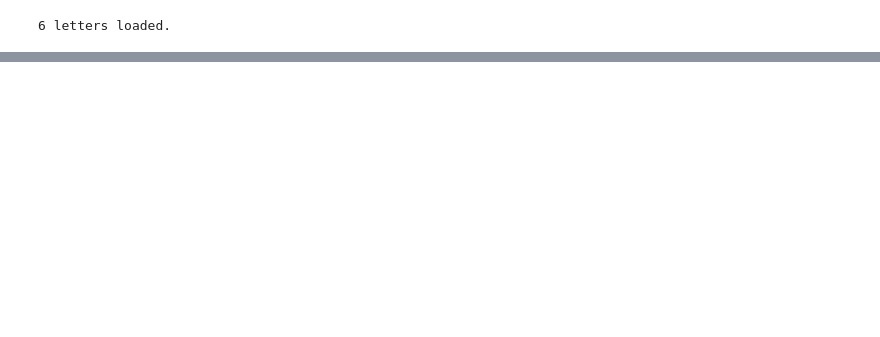
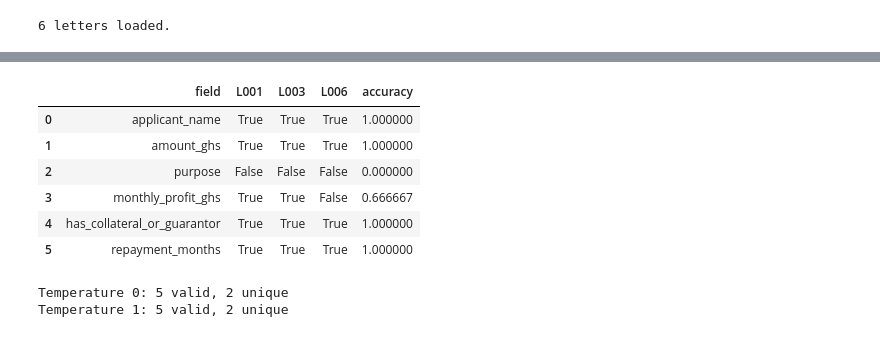
Before and after one commit to miradonkoh/Samira_Donkoh_Lab4, a Jupyter notebook: Samira_Donkoh_Lab4.ipynb, the cells around one changed output, grey strips where cells are left out. Drawn from its saved outputs; the diff is of its cells as text; code cells hidden in the pictures; blank space fills up the shorter version.

```diff
--- a/Samira_Donkoh_Lab4.ipynb
+++ b/Samira_Donkoh_Lab4.ipynb
@@ -148,0 +340,79 @@ print(f"{len(LETTERS)} letters loaded.")
+# %%
+# TODO: For the three letters in GOLD, compare your extracted DataFrame to the gold values
+#   field by field. Compute per-field accuracy across the three letters
+#   (name matching can be case-insensitive; numbers must match exactly).
+# TODO: Display a small table: rows = fields, columns = L001 / L003 / L006 / accuracy.
+
+gold={"L001":{
+    "applicant_name":"Akosua Mensah",
+    "amount_ghs":8000,
+    "purpose":"buy deep freezer / expand into frozen foods",
+    "monthly_profit_ghs":900,
+    "has_collateral_or_guarantor":True,
+    "repayment_months":20,
+},
+      "L003":{
+          "applicant_name":"Efua Darko",
+          "amount_ghs":15000,
+          "purpose":"industrial sewing machines and fabric stock",
+          "monthly_profit_ghs":2800,
+          "has_collateral_or_guarantor":True,
+          "repayment_months":15,
+      },
+      "L006":{
+          "applicant_name":"Kofi",
+          "amount_ghs":50000,
+          "purpose":"car wash, provision shop, phone imports",
+          "monthly_profit_ghs":None,
+          "has_collateral_or_guarantor":False,
+          "repayment_months":12,
+
+      }}
+df["letter_id"]=["L001","L002","L003","L004","L005","L006"]
+fields=["applicant_name","amount_ghs","purpose","monthly_profit_ghs","has_collateral_or_guarantor",
+        "repayment_months"]
+rows=[]
+for field in fields:
+  matches=[]
+  for letter_id in ["L001","L003","L006"]:
+    actual=df.loc[df["letter_id"]==letter_id, field].iloc[0]
+    expected=gold[letter_id][field]
+    if field=="applicant_name":
+      match=str(actual).lower()==str(expected).lower()
+    else:
+      match=actual==expected
+    matches.append(match)
+  accuracy=sum(matches)/len(matches)
+  rows.append({"field":field, "L001":matches[0], "L003": matches[1], "L006":matches[2], "accuracy":accuracy})
+comparison=pd.DataFrame(rows)
+display(comparison)
+# %% [output]
+|  | field | L001 | L003 | L006 | accuracy |
+| 0 | applicant_name | True | True | True | 1.000000 |
+| 1 | amount_ghs | True | True | True | 1.000000 |
+| 2 | purpose | False | False | False | 0.000000 |
+| 3 | monthly_profit_ghs | True | True | False | 0.666667 |
+| 4 | has_collateral_or_guarantor | True | True | True | 1.000000 |
+| 5 | repayment_months | True | True | True | 1.000000 |
+# %%
+#TODO: Run extract_fields() on letter L004 FIVE times at temperature=0 and FIVE times at
+#   temperature=1.0.
+temperature_0_results=[]
+temperature_1_results=[]
+for i in range(5):
+  temperature_0_results.append(extract_fields(LETTERS["L004"]))
+for i in range(5):
+  temperature_1_results.append(extract_fields(LETTERS["L004"], temperature=1.0))
+#
+# TODO: For each temperature, report how many of the 5 runs produced (a) valid JSON and
+#   (b) identical values across runs. A simple approach: json.dumps(result, sort_keys=True)
+#   and count unique strings.
+firstvalid=sum([result is not None for result in temperature_0_results])
+secondvalid=sum([result is not None for result in temperature_1_results])
+firstunique=len(set(json.dumps(result, sort_keys=True)for result in temperature_0_results if result is not None))
+secondunique=len(set(json.dumps(result, sort_keys=True)for result in temperature_1_results if result is not None))
+print(f"Temperature 0: {firstvalid} valid, {firstunique} unique")
+print(f"Temperature 1: {secondvalid} valid, {secondunique} unique")
+# %% [output]
+Temperature 0: 5 valid, 2 unique
+Temperature 1: 5 valid, 2 unique
```
Also changed, not shown: parts of 10 cells of this notebook.
